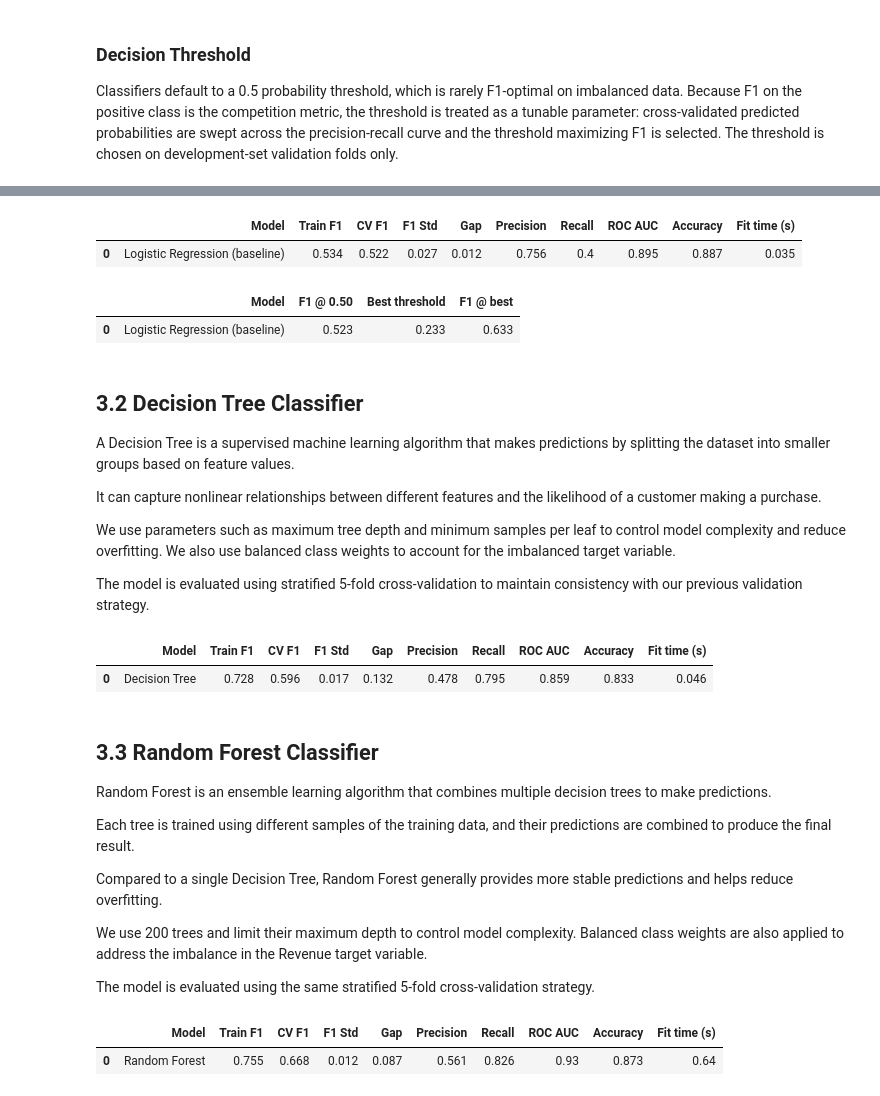
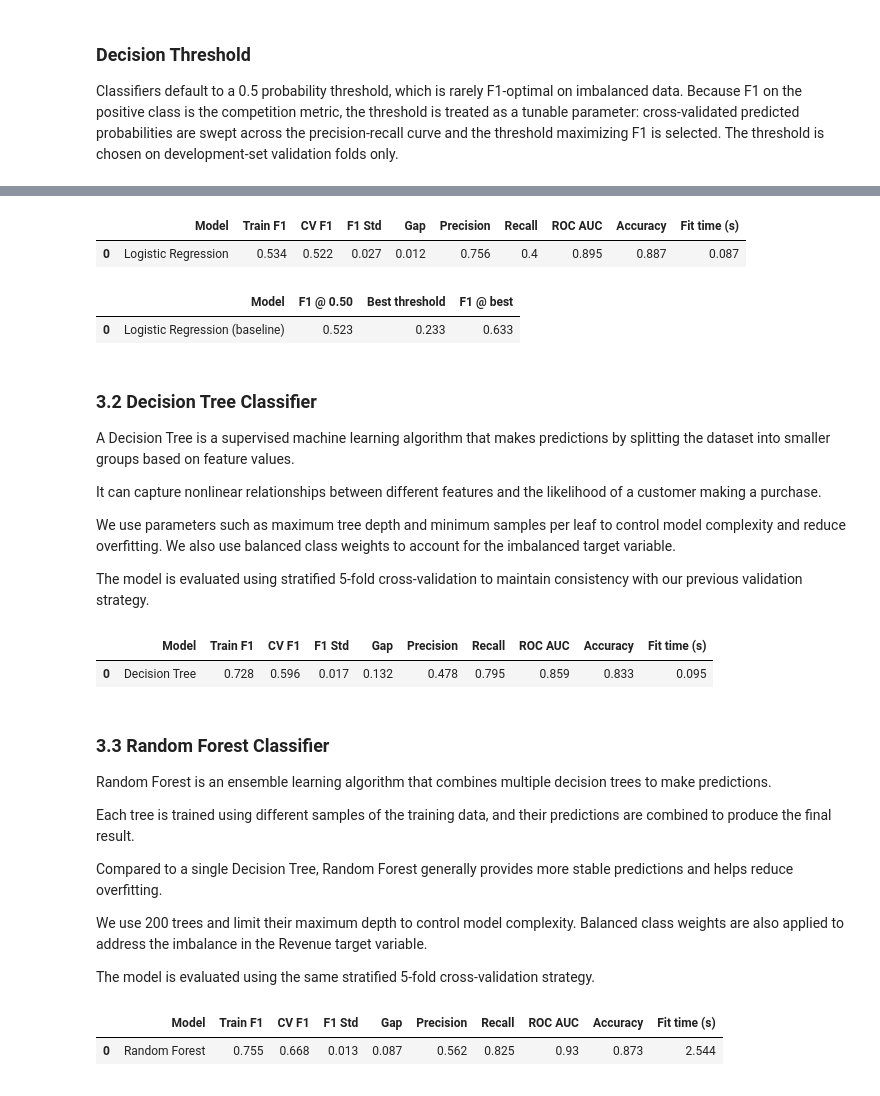
Before and after one commit to Aaryan1524/CAI_4105_2026_Fall_Team_2, a Jupyter notebook: challenge2/challenge2.ipynb, the cells around one changed output, grey strips where cells are left out. Cells and saved outputs as stored; diff of their text form; code cells hidden in the pictures.

```diff
--- a/challenge2/challenge2.ipynb
+++ b/challenge2/challenge2.ipynb
@@ -273,6 +273,10 @@ Development set: (7859, 17) | positive rate: 0.1547
 Holdout set:     (1388, 17) | positive rate: 0.1549
 # %%
 from sklearn.model_selection import StratifiedKFold, cross_validate
+
+# Serial folds avoid multiprocessing resource-tracker issues on Windows.
+# Increase only if your environment supports parallel workers reliably.
+CV_N_JOBS = 1
 
 cv = StratifiedKFold(n_splits=5, shuffle=True, random_state=42)
 
@@ -290,7 +294,8 @@ def cv_evaluate(name, model):
         cv=cv,
         scoring=SCORING,
         return_train_score=True,
-        n_jobs=-1,
+        error_score="raise",
+        n_jobs=CV_N_JOBS,
     )
     return {
         "Model": name,
@@ -353,15 +374,16 @@ baseline = Pipeline([
     ("model", LogisticRegression(max_iter=1000)),
 ])
 
-display(pd.DataFrame([cv_evaluate("Logistic Regression (baseline)", baseline)]).round(3))
+lr_results = cv_evaluate("Logistic Regression", baseline)
+display(pd.DataFrame([lr_results]).round(3))
 display(pd.DataFrame([tune_threshold("Logistic Regression (baseline)", baseline)]).round(3))
 # %% [output]
 |  | Model | Train F1 | CV F1 | F1 Std | Gap | Precision | Recall | ROC AUC | Accuracy | Fit time (s) |
-| 0 | Logistic Regression (baseline) | 0.534 | 0.522 | 0.027 | 0.012 | 0.756 | 0.4 | 0.895 | 0.887 | 0.035 |
+| 0 | Logistic Regression | 0.534 | 0.522 | 0.027 | 0.012 | 0.756 | 0.4 | 0.895 | 0.887 | 0.087 |
 |  | Model | F1 @ 0.50 | Best threshold | F1 @ best |
 | 0 | Logistic Regression (baseline) | 0.523 | 0.233 | 0.633 |
 # %% [markdown]
-## 3.2 Decision Tree Classifier
+### 3.2 Decision Tree Classifier
 
 A Decision Tree is a supervised machine learning algorithm that makes predictions by splitting the dataset into smaller groups based on feature values.
 
@@ -392,9 +414,9 @@ dt_results = cv_evaluate("Decision Tree", decision_tree)
 display(pd.DataFrame([dt_results]).round(3))
 # %% [output]
 |  | Model | Train F1 | CV F1 | F1 Std | Gap | Precision | Recall | ROC AUC | Accuracy | Fit time (s) |
-| 0 | Decision Tree | 0.728 | 0.596 | 0.017 | 0.132 | 0.478 | 0.795 | 0.859 | 0.833 | 0.046 |
+| 0 | Decision Tree | 0.728 | 0.596 | 0.017 | 0.132 | 0.478 | 0.795 | 0.859 | 0.833 | 0.095 |
 # %% [markdown]
-## 3.3 Random Forest Classifier
+### 3.3 Random Forest Classifier
 
 Random Forest is an ensemble learning algorithm that combines multiple decision trees to make predictions.
 
@@ -408,25 +430,25 @@ The model is evaluated using the same stratified 5-fold cross-validation strateg
 # %%
 from sklearn.ensemble import RandomForestClassifier
 
 random_forest = Pipeline([
     ("preprocessor", preprocessor),
     ("model", RandomForestClassifier(
         n_estimators=200,         # Number of decision trees in the forest.
         max_depth=15,             # Limits the maximum depth of each tree.
         min_samples_split=10,     # Minimum samples needed to split a node.
         min_samples_leaf=5,       # Minimum samples required in each leaf.
         class_weight="balanced",  # Accounts for the imbalanced target classes.
         random_state=42,          # Ensures reproducible results.
-        n_jobs=-1                 # Uses all available CPU cores.
+        n_jobs=1                  # Keep execution portable; avoid nested workers.
     ))
 ])
 
 # Evaluate the model using stratified 5-fold cross-validation.
 rf_results = cv_evaluate("Random Forest", random_forest)
 
 # Display the evaluation metrics.
 display(pd.DataFrame([rf_results]).round(3))
 # %% [output]
 |  | Model | Train F1 | CV F1 | F1 Std | Gap | Precision | Recall | ROC AUC | Accuracy | Fit time (s) |
-| 0 | Random Forest | 0.755 | 0.668 | 0.012 | 0.087 | 0.561 | 0.826 | 0.93 | 0.873 | 0.64 |
+| 0 | Random Forest | 0.755 | 0.668 | 0.013 | 0.087 | 0.562 | 0.825 | 0.93 | 0.873 | 2.544 |
 # %% [markdown]
```
Also changed, not shown: parts of 18 cells of this notebook, 4 other files.
